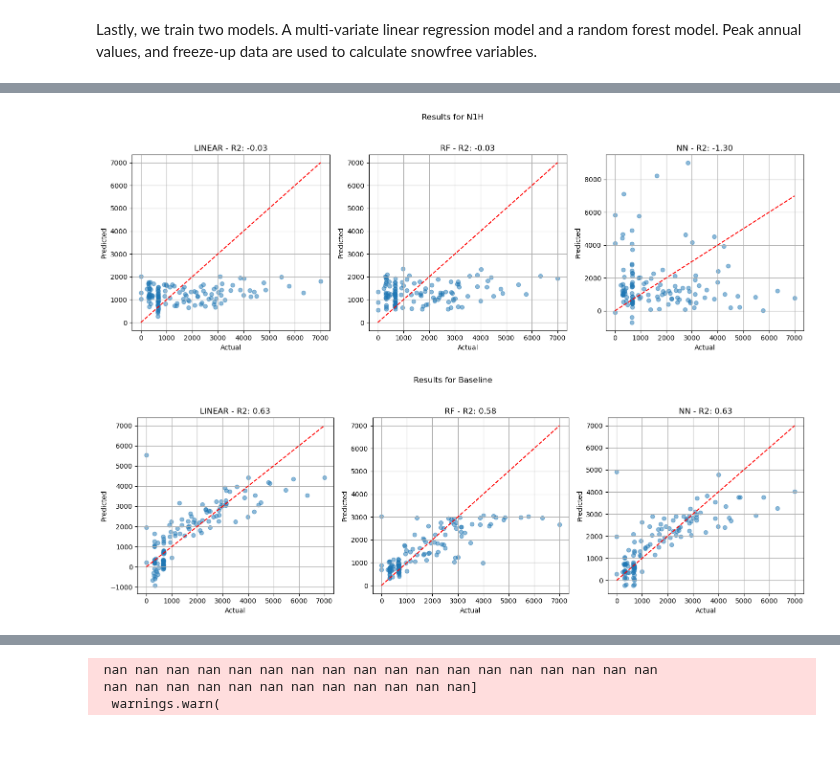
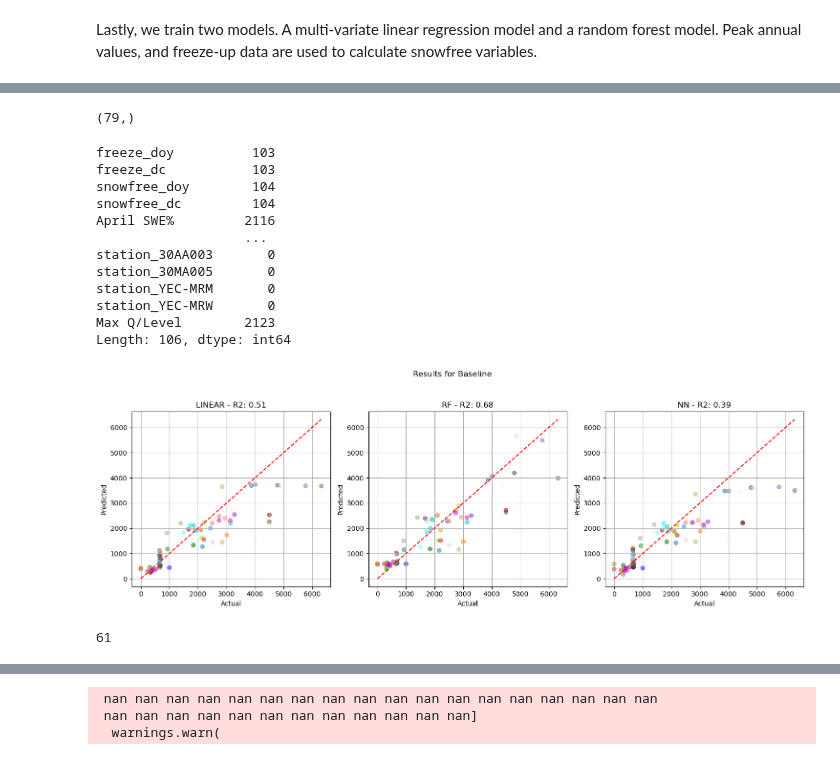
Before and after one commit to YukonWRB/YGwater, a Jupyter notebook: dev/freshet_forecasting/main.ipynb, the cells around one changed output, grey strips where cells are left out. Cells and saved outputs as stored; diff of their text form; code cells hidden in the pictures.

```diff
--- a/dev/freshet_forecasting/main.ipynb
+++ b/dev/freshet_forecasting/main.ipynb
@@ -256,8 +251,8 @@ for key in datasets:
                 lats = ds.loc[idx, "geometry"].y.values
                 lons = ds.loc[idx, "geometry"].x.values
 
-                grid_x, grid_y, grid_z = point_to_grid(lons, lats, values)
-                basin_avgs = aggregate_gridded_results_by_poly(grid_x, grid_y, grid_z, gdf=basins)
+                grid_x, grid_y, grid_z = spu.point_to_grid(lons, lats, values)
+                basin_avgs = spu.aggregate_gridded_results_by_poly(grid_x, grid_y, grid_z, gdf=basins)
 
                 for basin in basins.index:
                     df.loc[year, (basin, f"{key}_{param}")] = basin_avgs[basin]
@@ -417,13 +432,18 @@ from sklearn.metrics import r2_score
 
 
 
-def train_model_suite(X, y):
+
+
+def train_model_suite(X, y, labels):
     ret = {}
 
 
 # Split the data into training and testing sets
-    X_train, X_test, y_train, y_test = train_test_split(X, y, test_size=0.8, random_state=42)
+    idx = np.arange(len(X))
+    X_train, X_test, y_train, y_test, idx_train, idx_test= train_test_split(X, y, idx, test_size=0.5, random_state=42)
 
+    labels_train = labels[idx_train]
+    labels_test = labels[idx_test]
 
     X_train = X_train.values
     X_test = X_test.values
@@ -457,13 +477,15 @@ def train_model_suite(X, y):
     # Define hyperparameter grid for MLPRegressor
     # Use the best hyperparameters found in previous grid search
     # Hyperparameter grid for MLPRegressor (for hyperparameter optimization)
+    # Add low complexity options for MLPRegressor
     param_grid = {
-        'hidden_layer_sizes': [(8,), (16,), (32,), (64,)],
+        'hidden_layer_sizes': [(2,), (4,), (8,), (16,), (32,), (64,)],
         'activation': ['relu', 'tanh'],
         'solver': ['adam', 'lbfgs'],
-        'max_iter': [5000],
+        'max_iter': [1000, 5000],
         'random_state': [42],
-        'alpha': [0.0001, 0.001, 0.01],
+        'alpha': [0.0001, 0.001, 0.01, 0.1],
+        'learning_rate': ['constant', 'adaptive'],
     }
 
     mlp = MLPRegressor()
@@ -522,18 +544,23 @@ def train_model_suite(X, y):
     ret["r2"]["rf"]["test"] = r2_score(y_test, y_pred_rf)
     ret["r2"]["nn"]["test"] = r2_score(y_test, y_pred_nn)
 
+    ret["labels"] = dict()
+    ret["labels"]["train"] = labels_train
+    ret["labels"]["test"] = labels_test
     return ret
+
+labels = data_n1h["station"]
 
 
 df2_cleaned = data_n1h.drop(columns="station", inplace=False).dropna()
 X = df2_cleaned.drop(columns=["snowfree_dc", "snowfree_doy","Max Q/Level"])
 #X = df2_cleaned[["April SWE%"]]
 y = df2_cleaned["Max Q/Level"]
-results_n1h = train_model_suite(X, y)
+results_n1h = train_model_suite(X, y, labels)
 
 df2_cleaned = data_baseline.dropna()
 X = df2_cleaned.drop(columns=["snowfree_dc", "snowfree_doy","Max Q/Level"])
 #X = df2_cleaned[["April SWE%"]]
 y = df2_cleaned["Max Q/Level"]
-results_baseline = train_model_suite(X, y)
+results_baseline = train_model_suite(X, y, labels)
 # %% [output]
@@ -556,30 +569,56 @@ Name: April SWE%, Length: 158, dtype: float64
+# %%
+results_baseline["y"]["train"].shape
+# %% [output]
+(79,)
+# %%
+data_baseline.isna().sum()
+# %% [output]
+freeze_doy          103
+freeze_dc           103
+snowfree_doy        104
+snowfree_dc         104
+April SWE%         2116
+                   ...
+station_30AA003       0
+station_30MA005       0
+station_YEC-MRM       0
+station_YEC-MRW       0
+Max Q/Level        2123
+Length: 106, dtype: int64
 # %%
 def plot_results_scatter(res, div="test", title="Results"):
     """
     Plot scatter plots of predicted vs actual values for each model in the results dictionary.
 
     Parameters:
     res (dict): Dictionary containing model results.
     div (str): Division of data to plot ('train' or 'test').
     """
     fig, axs = plt.subplots(1, 3, figsize=(15, 5))
+
+    import matplotlib.colors as mcolors
+    # Use named colors for stations, cycling through available colors if needed
+    named_colors = list(mcolors.TABLEAU_COLORS.values()) + list(mcolors.CSS4_COLORS.values())
+    unique_labels = res["labels"][div].unique()
+    color_dict = {label: named_colors[i % len(named_colors)] for i, label in enumerate(unique_labels)}
     for i, model in enumerate(res["y_hat"].keys()):
         ax = axs[i]
         y_true = res["y"][div]
         y_pred = res["y_hat"][model][div]
-        ax.scatter(y_true, y_pred, alpha=0.5)
+        labels = res["labels"][div].to_list()
+        scatter = ax.scatter(y_true, y_pred, alpha=0.5, c=[color_dict[label] for label in labels])
         ax.plot([y_true.min(), y_true.max()], [y_true.min(), y_true.max()], color='red', linestyle='--')
         ax.set_xlabel("Actual")
         ax.set_ylabel("Predicted")
-        ax.set_title(f"{model.upper()} - R2: {res['r2'][model][div]:.2f}")
+        ax.set_title(f"{model.upper()} - R2: {res['nse'][model][div]:.2f}")
         ax.grid(True)
     plt.tight_layout()
     plt.suptitle(title, y=1.02)
     plt.subplots_adjust(top=0.85)
     plt.show()
-
-plot_results_scatter(results_n1h, div="test", title="Results for N1H")
+    print(len(unique_labels))
+#plot_results_scatter(results_n1h, div="test", title="Results for N1H")
 plot_results_scatter(results_baseline, div="test", title="Results for Baseline")
 # %% [output]
-[figure, old version]
+[figure, new version]
-[figure, removed]
+61
```
Also changed, not shown: parts of 15 cells of this notebook, 7 other files.
